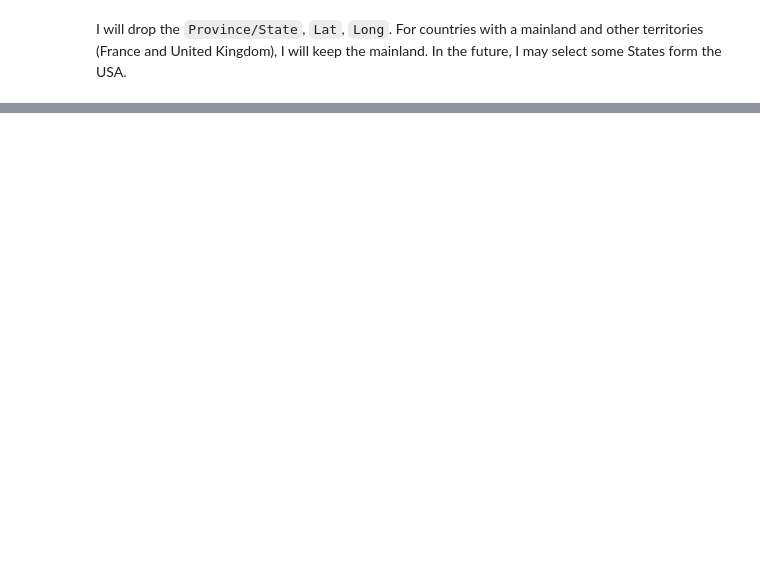
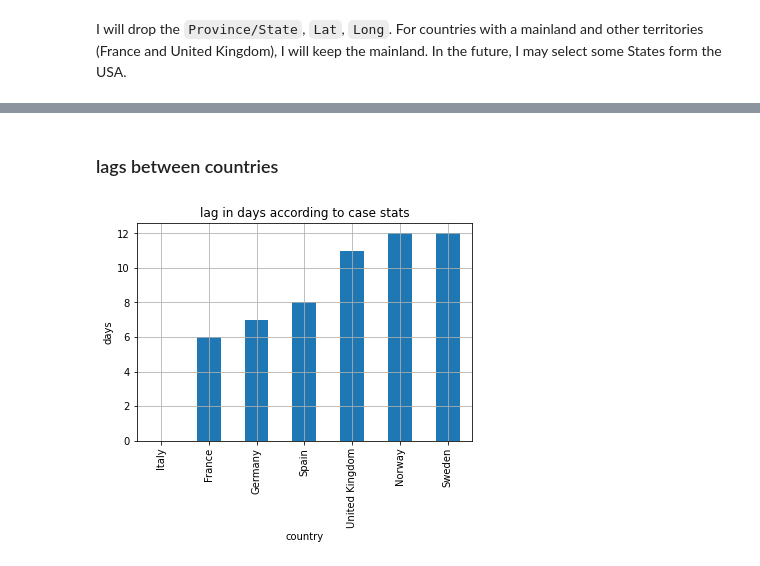
Before and after one commit to sofglide/kaggle-covid19-global-forecasting-week-1, a Jupyter notebook: notebooks/data_exploration.ipynb, the cells around one changed output, grey strips where cells are left out. Cells and saved outputs as stored; diff of their text form; code cells hidden in the pictures; blank space fills up the shorter version.

```diff
--- a/notebooks/data_exploration.ipynb
+++ b/notebooks/data_exploration.ipynb
@@ -101,0 +80,4 @@ ax.xaxis.set_major_formatter(mdates.DateFormatter('%b %d'))
+# %%
+threshold = 100
+case_trigger = get_start_date(data, 'cases', threshold=threshold)
+display(case_trigger)
@@ -101,0 +94,9 @@ ax.xaxis.set_major_formatter(mdates.DateFormatter('%b %d'))
+# %% [markdown]
+### lags between countries
+# %%
+case_lags = case_trigger.apply(lambda x: x - case_trigger.min())
+ax = case_lags.sort_values().astype('timedelta64[D]').rename('days').plot(kind='bar', grid=True, title='lag in days according to case stats')
+ax.set(ylabel='days')
+plt.show()
+# %% [output]
+[figure, added]
```
Also changed, not shown: parts of 25 cells of this notebook, 3 other files.
